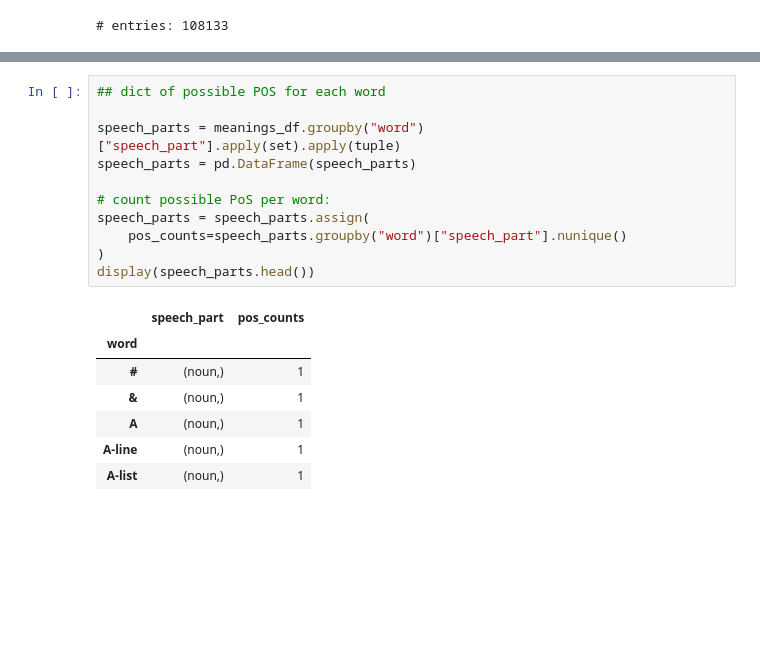
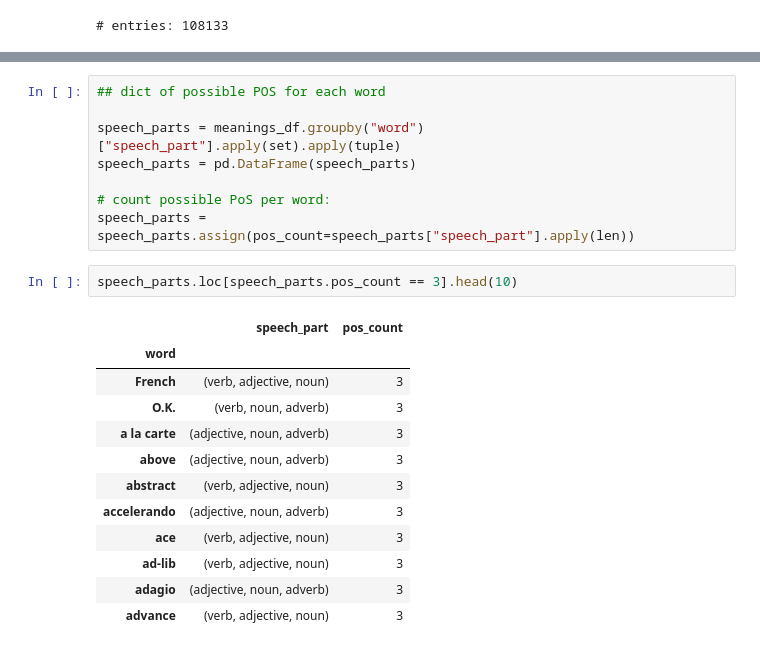
Before and after one commit to MarcusSalzer/wordset-words, a Jupyter notebook: look.ipynb, the cells around one changed output, grey strips where cells are left out. Cells and saved outputs as stored; diff of their text form; blank space fills up the shorter version.

```diff
--- a/look.ipynb
+++ b/look.ipynb
@@ -67,16 +67,20 @@ speech_parts = meanings_df.groupby("word")["speech_part"].apply(set).apply(tuple
 speech_parts = pd.DataFrame(speech_parts)
 
 # count possible PoS per word:
-speech_parts = speech_parts.assign(
-    pos_counts=speech_parts.groupby("word")["speech_part"].nunique()
-)
-display(speech_parts.head())
+speech_parts = speech_parts.assign(pos_count=speech_parts["speech_part"].apply(len))
-# %% [output]
-|  | speech_part | pos_counts |
-| word |  |  |
-| # | (noun,) | 1 |
-| & | (noun,) | 1 |
-| A | (noun,) | 1 |
-| A-line | (noun,) | 1 |
-| A-list | (noun,) | 1 |
+# %%
+speech_parts.loc[speech_parts.pos_count == 3].head(10)
+# %% [output]
+|  | speech_part | pos_count |
+| word |  |  |
+| French | (verb, adjective, noun) | 3 |
+| O.K. | (verb, noun, adverb) | 3 |
+| a la carte | (adjective, noun, adverb) | 3 |
+| above | (adjective, noun, adverb) | 3 |
+| abstract | (verb, adjective, noun) | 3 |
+| accelerando | (adjective, noun, adverb) | 3 |
+| ace | (verb, adjective, noun) | 3 |
+| ad-lib | (verb, adjective, noun) | 3 |
+| adagio | (adjective, noun, adverb) | 3 |
+| advance | (verb, adjective, noun) | 3 |
 # %%
```
Also changed, not shown: parts of 5 cells of this notebook.
